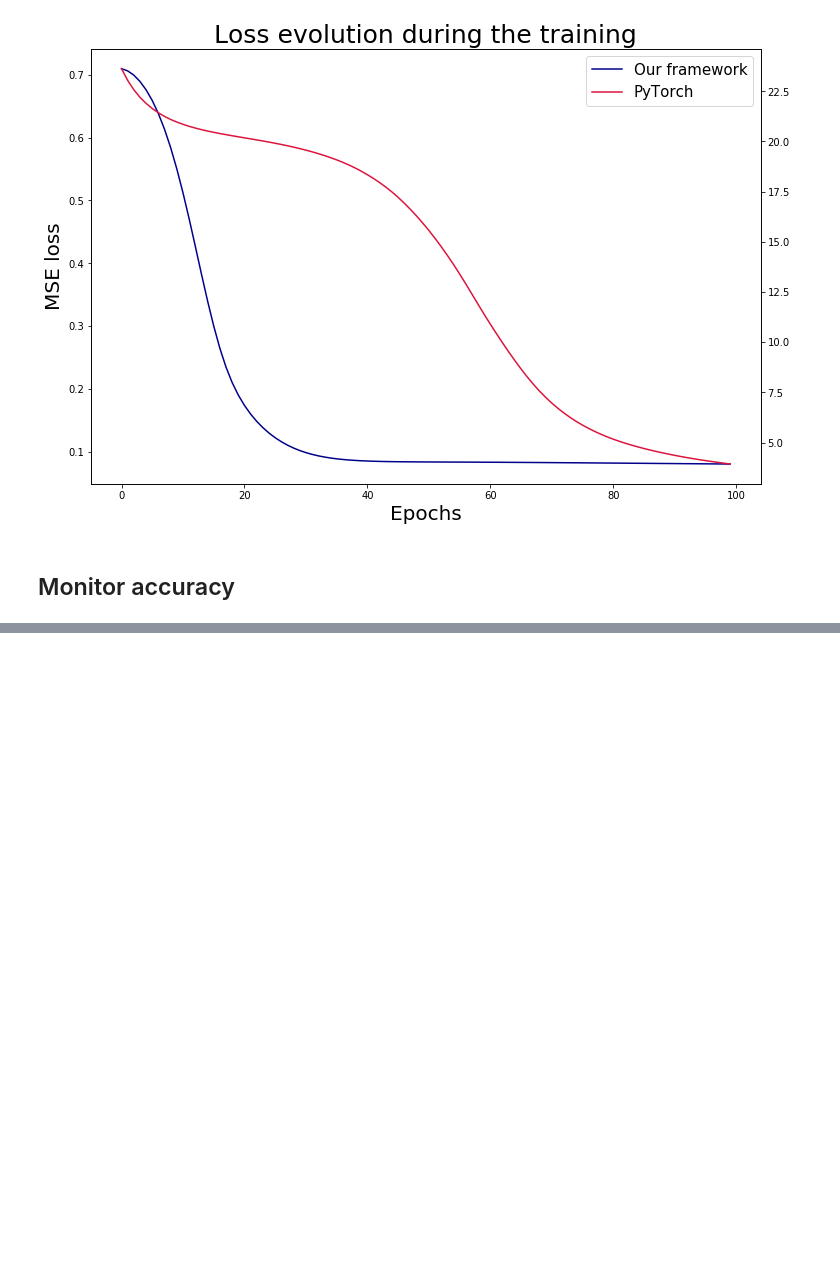
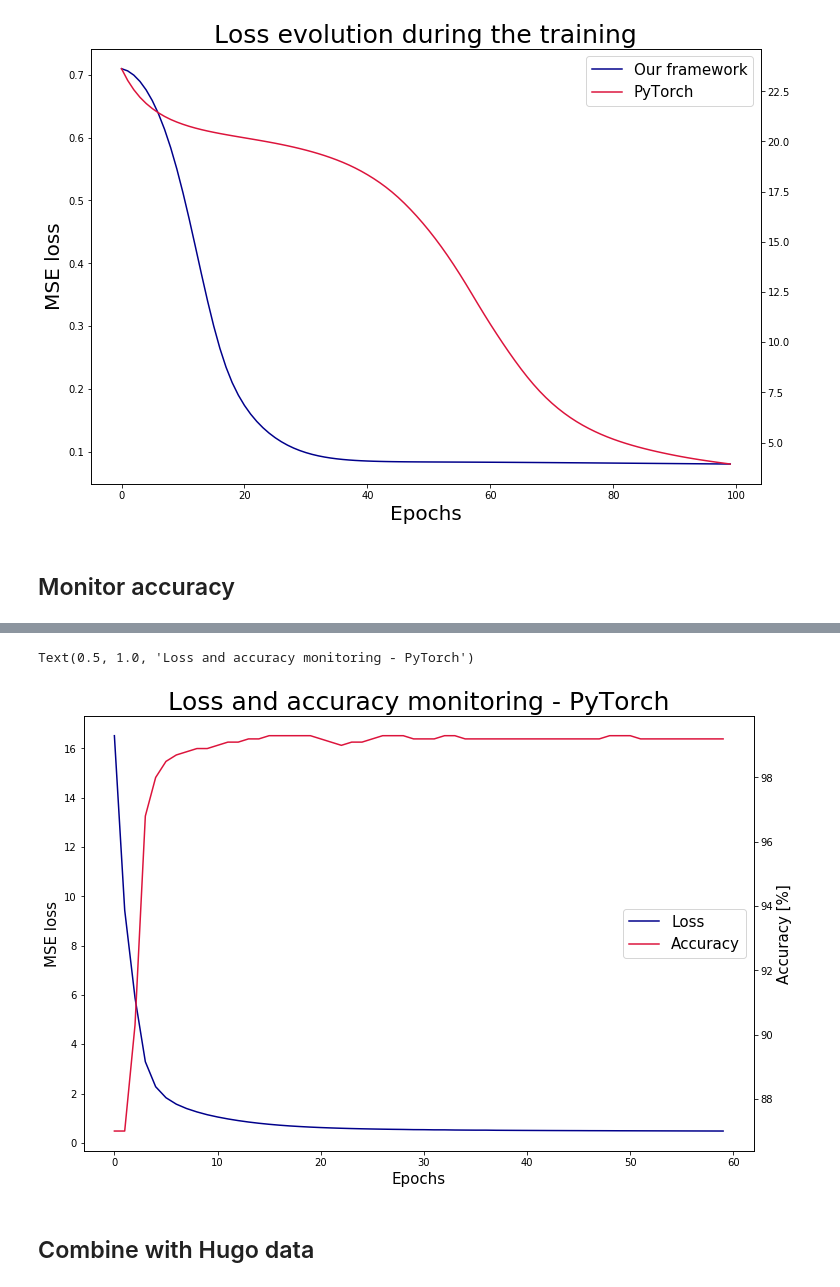
Before and after one commit to michelhugo/DeepLearning, a Jupyter notebook: Project2/models_stats.ipynb, the cells around one changed output, grey strips where cells are left out. Cells and saved outputs as stored; diff of their text form; code cells hidden in the pictures; blank space fills up the shorter version.

```diff
--- a/Project2/models_stats.ipynb
+++ b/Project2/models_stats.ipynb
@@ -123,4 +126,17 @@ def compute_nb_errors(model, data_input, data_target):
                 nb_data_errors = nb_data_errors + 1
 
     return nb_data_errors
+# %%
+# Define function computing accuracy for prediction
+def accuracy(y_predicted, y_actual):
+    """
+    Accuracy of binary prediction with values 0, 1
+    Convert both entry tensors to numpy
+    """
+    if (type(y_predicted) == torch.Tensor):
+        y_predicted = y_predicted.detach().numpy()
+        y_actual = y_actual.detach().numpy()
+        #Note: without detach > error message: Can't call numpy() on Variable that requires grad
+
+    return np.sum(y_predicted == y_actual) / len(y_actual)
 # %%
@@ -290,0 +458,23 @@ fig.savefig("losses_evolution.png")
+# %%
+# this one was done using torch.manual_seed(0)
+fig, ax1 = plt.subplots(figsize=(12, 8))
+ax2 = ax1.twinx()
+
+f1 = ax1.plot(np.array(losses_)[:60], color='darkblue', label='Loss')
+
+f2 = ax2.plot(np.array(accuracies_)[:60], color='crimson', label='Accuracy')
+
+fs = f1 + f2
+labs = [l.get_label() for l in fs]
+ax1.legend(f1+f2, labs, loc='center right', fontsize=15)
+
+ax1.set_xlabel('Epochs', fontsize=15)
+ax1.set_ylabel('MSE loss', fontsize=15)
+ax2.set_ylabel('Accuracy [%]', fontsize=15)
+
+plt.title('Loss and accuracy monitoring - PyTorch', fontsize=25)
+# %% [output]
+Text(0.5, 1.0, 'Loss and accuracy monitoring - PyTorch')
+[figure, added]
+# %% [markdown]
+## Combine with Hugo data
```
Also changed, not shown: parts of 20 cells of this notebook.
